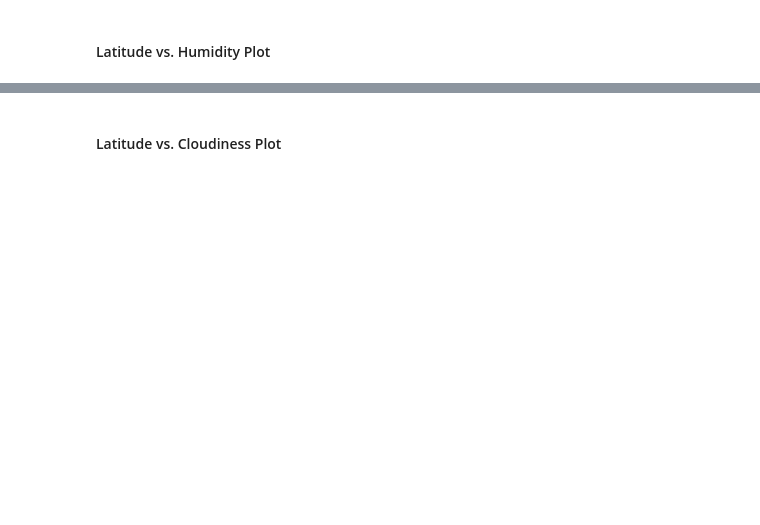
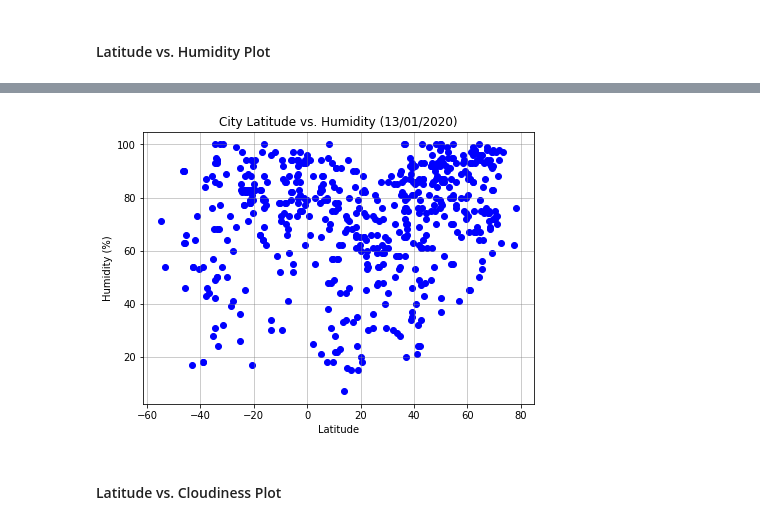
Before and after one commit to fcorreia3/python-api-challenge, a Jupyter notebook: starter_code/WeatherPy-FC.ipynb, the cells around one changed output, grey strips where cells are left out. Cells and saved outputs as stored; diff of their text form; code cells hidden in the pictures; blank space fills up the shorter version.

```diff
--- a/starter_code/WeatherPy-FC.ipynb
+++ b/starter_code/WeatherPy-FC.ipynb
@@ -182,0 +324,16 @@ dtype: int64
+# %%
+# Generate the plot: Latitude vs Humidity
+fig = plt.figure(figsize=(7,5))
+
+plt.scatter(weather_data['lat'], weather_data['humidity'], marker="o", facecolors="blue", edgecolors="blue")
+
+plt.grid(color='grey', alpha=0.5)
+
+plt.title("City Latitude vs. Humidity (13/01/2020)")
+plt.xlabel("Latitude")
+plt.ylabel("Humidity (%)")
+
+plt.savefig("../Images/lat-humidity.png")
+plt.show()
+# %% [output]
+[figure, added]
```
Also changed, not shown: parts of 34 cells of this notebook, 8 other files.
